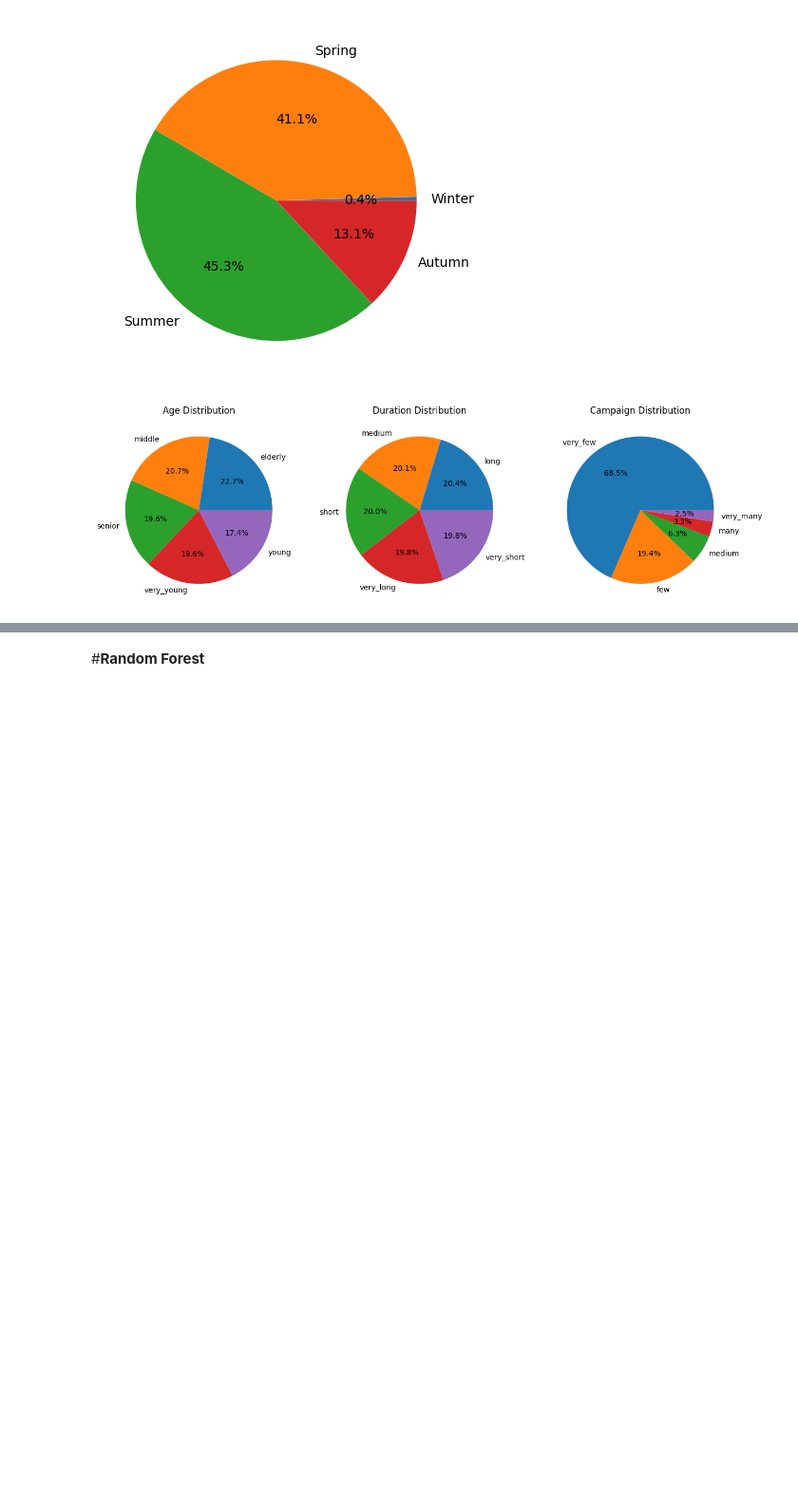
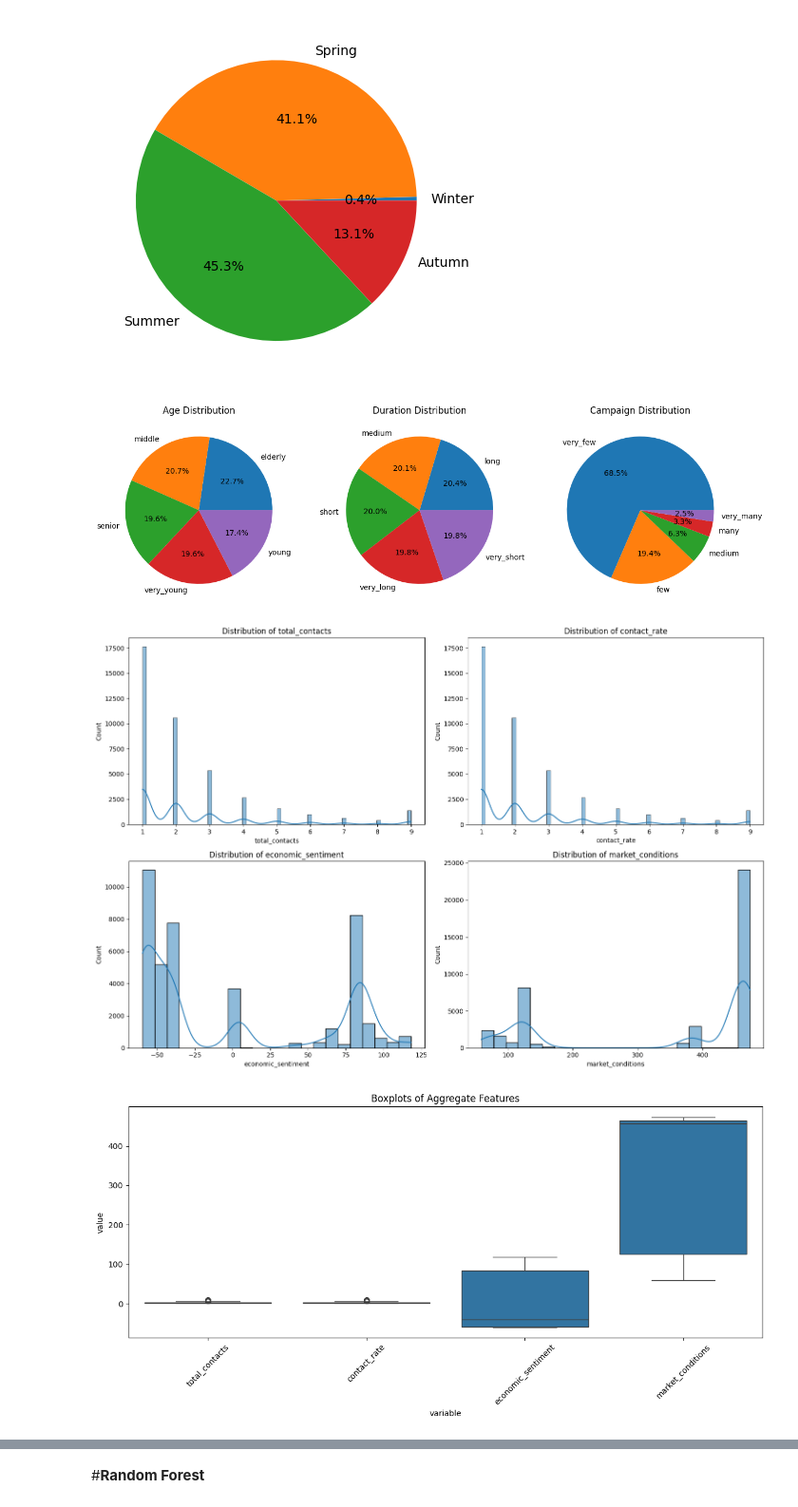
Before and after one commit to kalhara-peiris/bank-marketing-classifier, a Jupyter notebook: ML-CW.ipynb, the cells around one changed output, grey strips where cells are left out. Shown at 95% size. Saved outputs shown, nothing was run; the diff lists cells and outputs as text; code cells hidden in the pictures; blank space fills up the shorter version.

```diff
--- a/ML-CW.ipynb
+++ b/ML-CW.ipynb
@@ -204,6 +204,29 @@ data_set["total_contacts"]=data_set["campaign"] + data_set["previous"]
 data_set["contact_rate"]  =data_set["campaign"]/(data_set["previous"]+1)
 data_set["economic_sentiment"]= data_set["emp.var.rate"] *data_set["cons.conf.idx"]
 data_set["market_conditions"]=data_set["cons.price.idx"]*data_set["euribor3m"]
+# %%
+agg_features = ['total_contacts', 'contact_rate',
+                'economic_sentiment', 'market_conditions']
+
+plt.figure(figsize=(15, 10))
+for idx, feature in enumerate(agg_features, 1):
+    plt.subplot(2, 2, idx)
+    sns.histplot(data=data_set[feature], kde=True)
+    plt.title(f'Distribution of {feature}')
+    plt.xlabel(feature)
+plt.tight_layout()
+plt.show()
+
+plt.figure(figsize=(12, 6))
+data_melted = data_set[agg_features].melt()
+sns.boxplot(x='variable', y='value', data=data_melted)
+plt.xticks(rotation=45)
+plt.title('Boxplots of Aggregate Features')
+plt.tight_layout()
+plt.show()
+# %% [output]
+[figure, added]
+[figure, added]
 # %%
 #interaction features
 data_set["age_by_job"] = data_set["age"] * data_set["job_encoded"]
```
Also changed, not shown: parts of 2 cells of this notebook.
